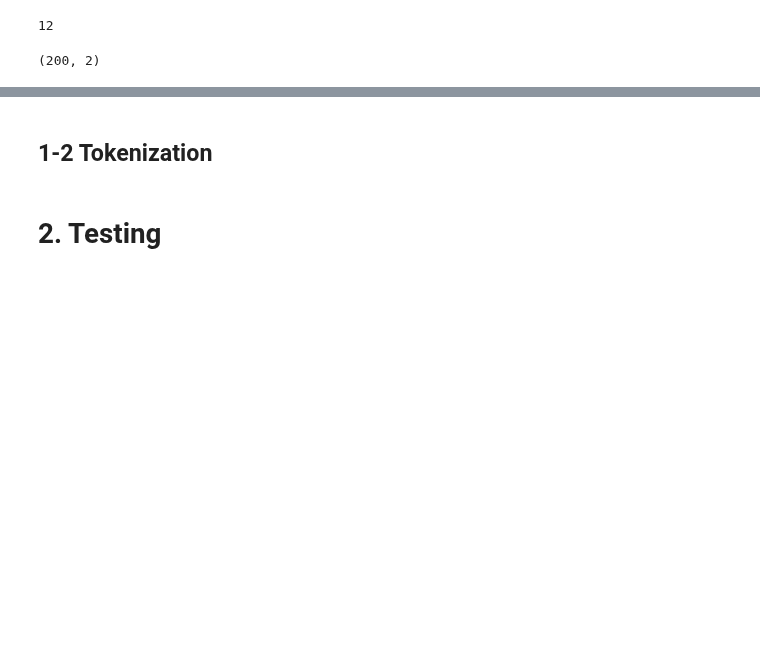
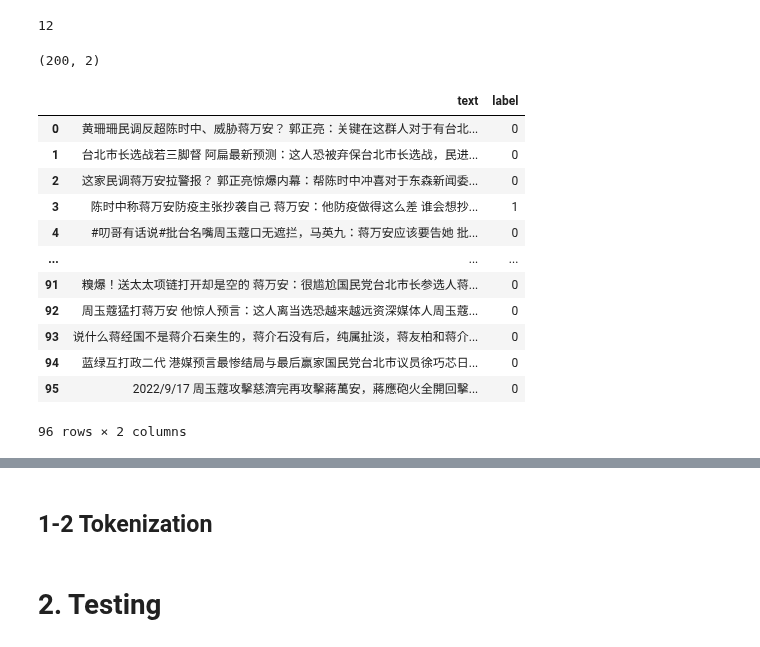
Before and after one commit to advapplab/sentiment_analysis_election_2022, a Jupyter notebook: weibo_wmmBERT_testing_6.ipynb, the cells around one changed output, grey strips where cells are left out. Saved outputs shown, nothing was run; the diff lists cells and outputs as text; code cells hidden in the pictures; blank space fills up the shorter version.

```diff
--- a/weibo_wmmBERT_testing_6.ipynb
+++ b/weibo_wmmBERT_testing_6.ipynb
@@ -113,3 +120,19 @@ else:
     testing_pd = testing_pd[testing_pd['label'] != 3]
 
 testing_pd = testing_pd.dropna().reset_index(drop=True)
+# %%
+testing_pd
+# %% [output]
+|  | text | label |
+| 0 | 黄珊珊民调反超陈时中、威胁蒋万安？ 郭正亮：关键在这群人对于有台北... | 0 |
+| 1 | 台北市长选战若三脚督 阿扁最新预测：这人恐被弃保台北市长选战，民进... | 0 |
+| 2 | 这家民调蒋万安拉警报？ 郭正亮惊爆内幕：帮陈时中冲喜对于东森新闻委... | 0 |
+| 3 | 陈时中称蒋万安防疫主张抄袭自己 蒋万安：他防疫做得这么差 谁会想抄... | 1 |
+| 4 | #叨哥有话说#批台名嘴周玉蔻口无遮拦，马英九：蒋万安应该要告她 批... | 0 |
+| ... | ... | ... |
+| 91 | 糗爆！送太太项链打开却是空的 蒋万安：很尴尬国民党台北市长参选人蒋... | 0 |
+| 92 | 周玉蔻猛打蒋万安 他惊人预言：这人离当选恐越来越远资深媒体人周玉蔻... | 0 |
+| 93 | 说什么蒋经国不是蒋介石亲生的，蒋介石没有后，纯属扯淡，蒋友柏和蒋介... | 0 |
+| 94 | 蓝绿互打政二代 港媒预言最惨结局与最后赢家国民党台北市议员徐巧芯日... | 0 |
+| 95 | 2022/9/17 周玉蔻攻擊慈濟完再攻擊蔣萬安，蔣應砲火全開回擊... | 0 |
+96 rows × 2 columns
```
Also changed, not shown: parts of 9 cells of this notebook.
